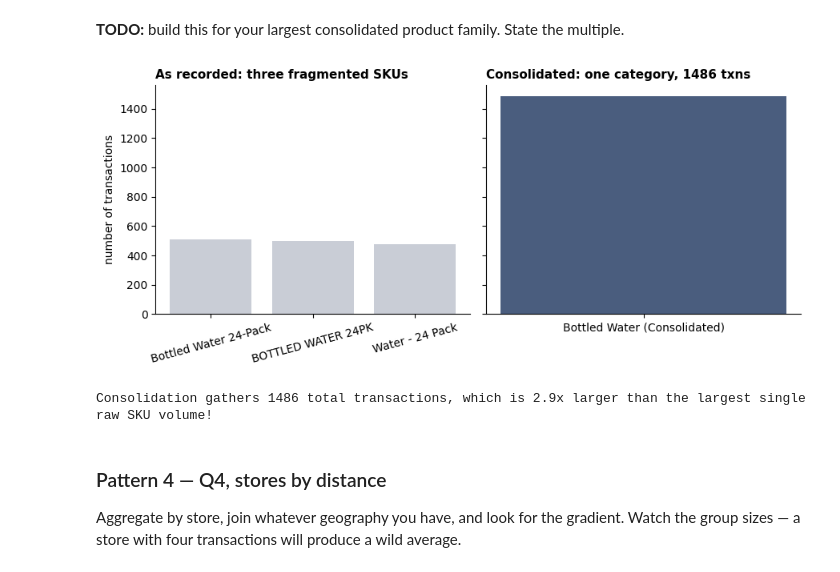
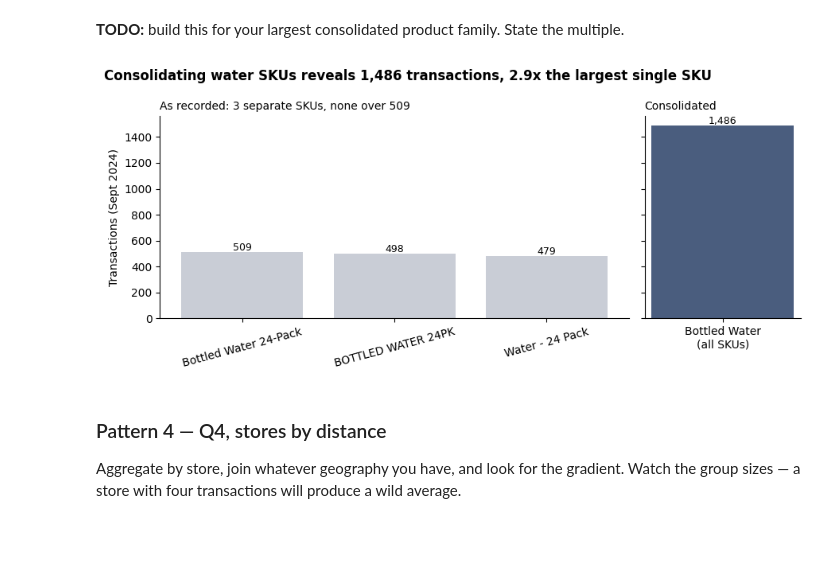
Before and after one commit to karen-tran08/walmart-hurricane-project, a Jupyter notebook: notebooks/06-midterm-walmart/2026-10-28 — Midterm Clinic Analysis and Charts — Studio.ipynb, the cells around one changed output. Drawn from its saved outputs; the diff is of its cells as text; code cells hidden in the pictures; blank space fills up the shorter version.

```diff
--- a/notebooks/06-midterm-walmart/2026-10-28 — Midterm Clinic Analysis and Charts — Studio.ipynb
+++ b/notebooks/06-midterm-walmart/2026-10-28 — Midterm Clinic Analysis and Charts — Studio.ipynb
@@ -259,43 +261,36 @@ plt.show()
 # %% [markdown]
 **TODO:** build this for your largest consolidated product family. State the multiple.
 # %%
-import pandas as pd
-import matplotlib.pyplot as plt
+# Every raw name that standardize_product mapped to Bottled Water
+water = txns[txns['standard_product'] == 'Bottled Water']
+fragmented_counts = water['product_name'].value_counts()
+total = fragmented_counts.sum()
+multiple = total / fragmented_counts.max()
 
-# Count the transactions of each raw product name that we consolidated into 'Bottled Water'
-water_names = ['Bottled Water 24-Pack', 'BOTTLED WATER 24PK', 'Water - 24 Pack']
-fragmented_counts = txns[txns['product_name'].isin(water_names)]['product_name'].value_counts()
-
-# Consolidated count is the sum of these
-consolidated_total = fragmented_counts.sum()
-consolidated_series = pd.Series({'Bottled Water (Consolidated)': consolidated_total})
-
-# Set up side-by-side comparison chart
-fig, axes = plt.subplots(1, 2, figsize=(9, 4), sharey=True)
-
-# Left chart: Fragmented
+fig, axes = plt.subplots(1, 2, figsize=(9, 4), sharey=True, gridspec_kw={'width_ratios': [3, 1]})
 axes[0].bar(fragmented_counts.index, fragmented_counts.values, color='#c9cdd6')
-axes[0].set_title('As recorded: three fragmented SKUs', fontsize=11, loc='left', fontweight='bold')
-axes[0].set_ylabel('number of transactions')
+axes[0].set_title(f'As recorded: {len(fragmented_counts)} separate SKUs, '
+                  f'none over {fragmented_counts.max():,}', fontsize=10, loc='left')
+axes[0].set_ylabel('Transactions (Sept 2024)')
 axes[0].tick_params(axis='x', labelrotation=15)
 
-# Right chart: Consolidated
-axes[1].bar(consolidated_series.index, consolidated_series.values, color='#4a5d7e', width=0.4)
-axes[1].set_title(f'Consolidated: one category, {consolidated_total} txns', fontsize=11, loc='left', fontweight='bold')
+axes[1].bar(['Bottled Water\n(all SKUs)'], [total], color='#4a5d7e', width=0.6)
+axes[1].set_title('Consolidated', fontsize=10, loc='left')
 
-for ax in axes:
-    for spine in ('top', 'right'):
-        ax.spines[spine].set_visible(False)
+for ax, vals in [(axes[0], fragmented_counts.values), (axes[1], [total])]:
+    for i, v in enumerate(vals):
+        ax.text(i, v + 15, f'{v:,}', ha='center', fontsize=9)
+    for s in ('top', 'right'):
+        ax.spines[s].set_visible(False)
 
+# The finding, with the multiple, as the chart's title
+fig.suptitle(f'Consolidating water SKUs reveals {total:,} transactions, '
+             f'{multiple:.1f}x the largest single SKU',
+             x=0.01, ha='left', fontsize=12, fontweight='bold')
 plt.tight_layout()
 plt.show()
-
-largest_single_sku_val = fragmented_counts.max()
-multiple_increase_vs_max = consolidated_total / largest_single_sku_val
-print(f"Consolidation gathers {consolidated_total} total transactions, which is {multiple_increase_vs_max:.1f}x larger than the largest single raw SKU volume!")
 # %% [output]
-[figure, old version]
+[figure, new version]
-Consolidation gathers 1486 total transactions, which is 2.9x larger than the largest single raw SKU volume!
 # %% [markdown]
 ### Pattern 4 — Q4, stores by distance
 
```
Also changed, not shown: parts of 3 cells of this notebook.
